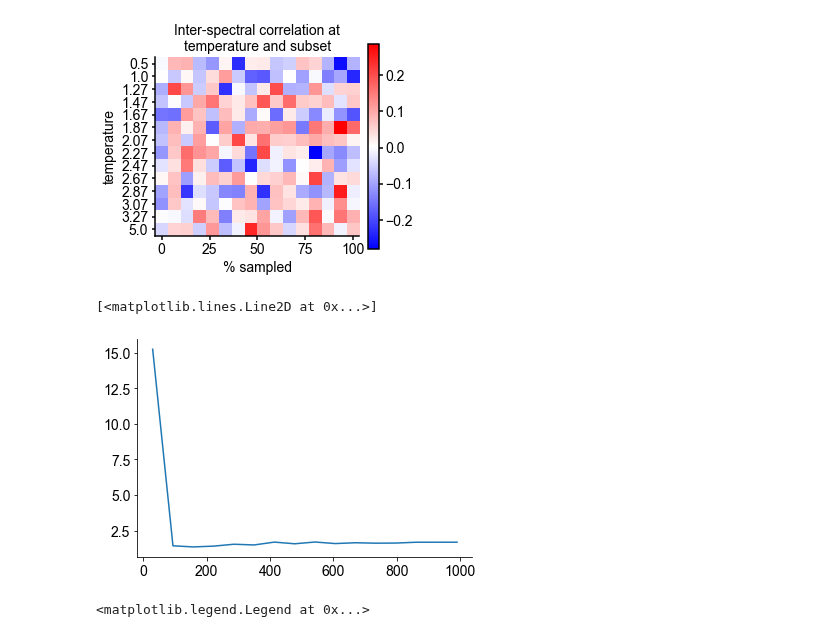
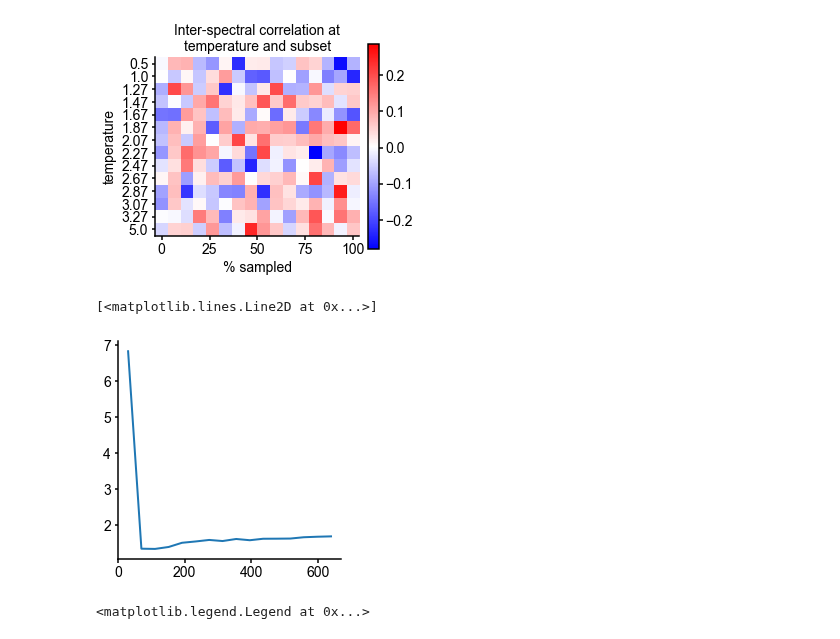
Before and after one commit to voytekresearch/galaxybrain, a Jupyter notebook: notebooks/IsingSimulation.ipynb, the cells around one changed output. Drawn from its saved outputs; the diff is of its cells as text; code cells hidden in the pictures.

```diff
--- a/notebooks/IsingSimulation.ipynb
+++ b/notebooks/IsingSimulation.ipynb
@@ -98,10 +104,12 @@ pltlabel('Inter-spectral correlation at\ntemperature and subset', '% sampled','t
 # %% [output]
 [figure]
 # %%
-plt.plot(subset_sizes, sim_data['1.00']['espec_exp'][0])
+subset_sizes = sim_data['1.00']['meta']['subsetsizes'] #arbitrary temperature
+
+plt.plot(subset_sizes, sim_data['1.00']['data']['espec_exp'][0])
 # %% [output]
 [<matplotlib.lines.Line2D at 0x...>]
-[figure, old version]
+[figure, new version]
 # %%
 from matplotlib.colors import LinearSegmentedColormap
 
```
Also changed, not shown: parts of 5 cells of this notebook, 6 other files.
